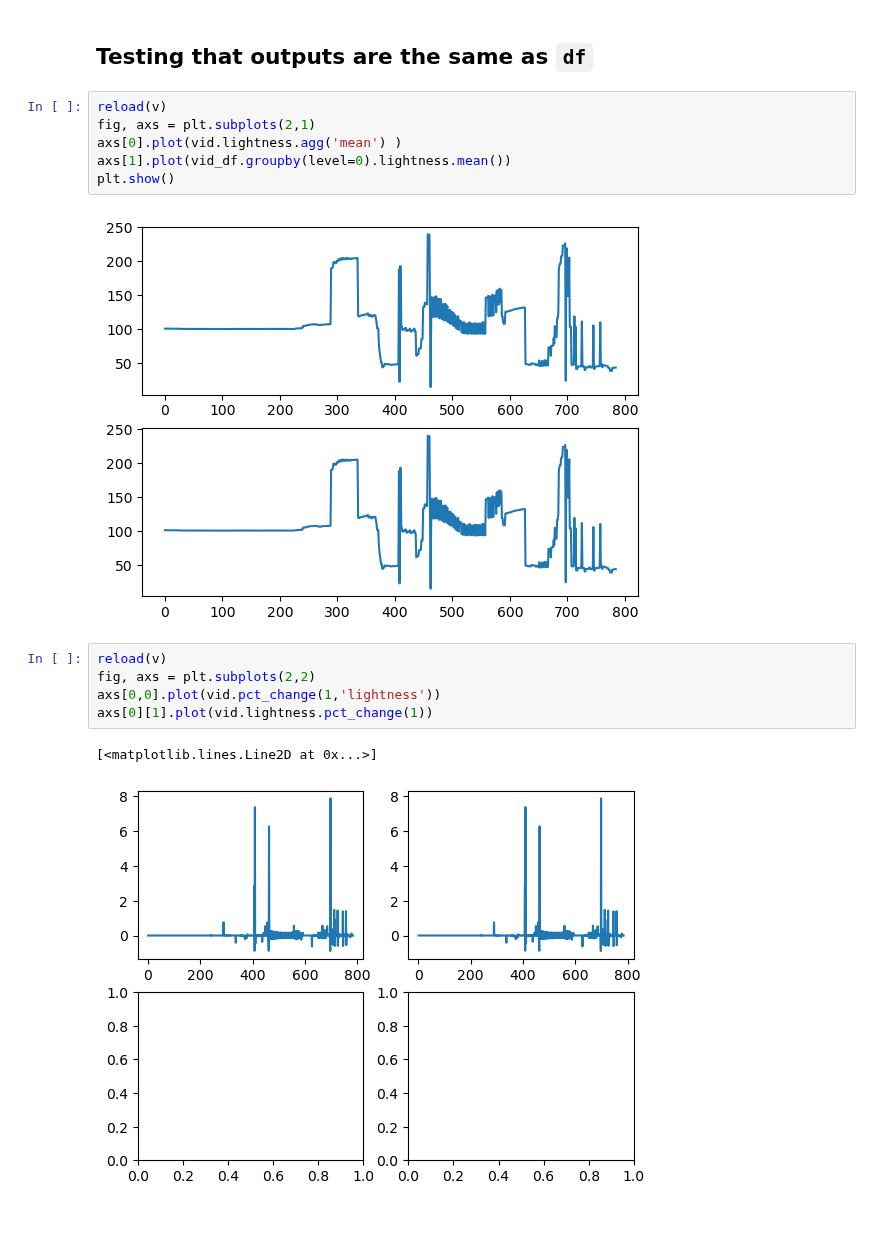
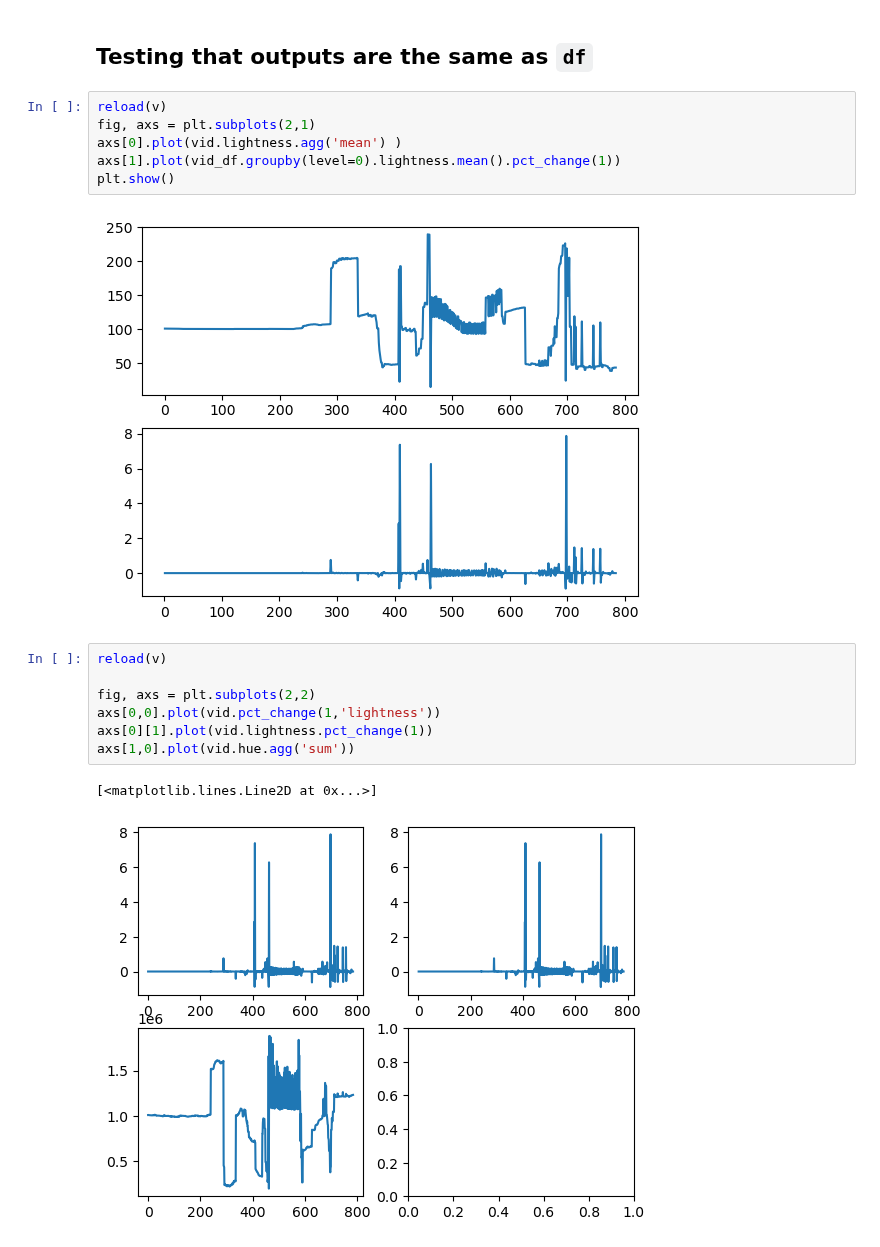
Before and after one commit to dream-team-nadia-woody/epilator, a Jupyter notebook: vid_test.ipynb, the cells around one changed output. Drawn from its saved outputs; the diff is of its cells as text.

```diff
--- a/vid_test.ipynb
+++ b/vid_test.ipynb
@@ -16,16 +16,18 @@ vid_df = df.get_vid_df(path)
 # %%
 reload(v)
 fig, axs = plt.subplots(2,1)
 axs[0].plot(vid.lightness.agg('mean') )
-axs[1].plot(vid_df.groupby(level=0).lightness.mean())
+axs[1].plot(vid_df.groupby(level=0).lightness.mean().pct_change(1))
 plt.show()
 # %% [output]
-[figure, old version]
+[figure, new version]
 # %%
 reload(v)
+
 fig, axs = plt.subplots(2,2)
 axs[0,0].plot(vid.pct_change(1,'lightness'))
 axs[0][1].plot(vid.lightness.pct_change(1))
+axs[1,0].plot(vid.hue.agg('sum'))
 # %% [output]
 [<matplotlib.lines.Line2D at 0x...>]
-[figure, old version]
+[figure, new version]
```
Also changed, not shown: parts of 1 cell of this notebook, 1 other file.
